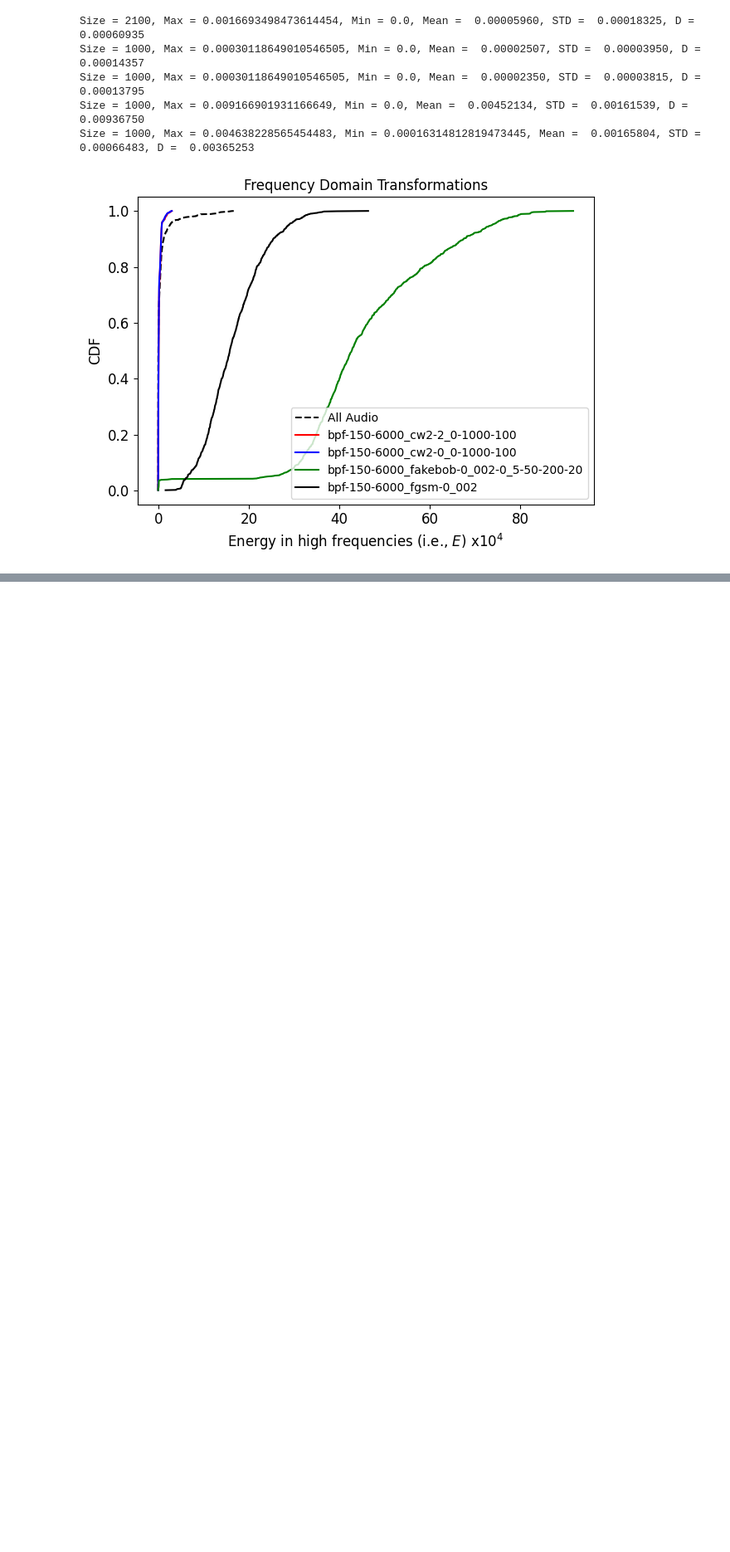
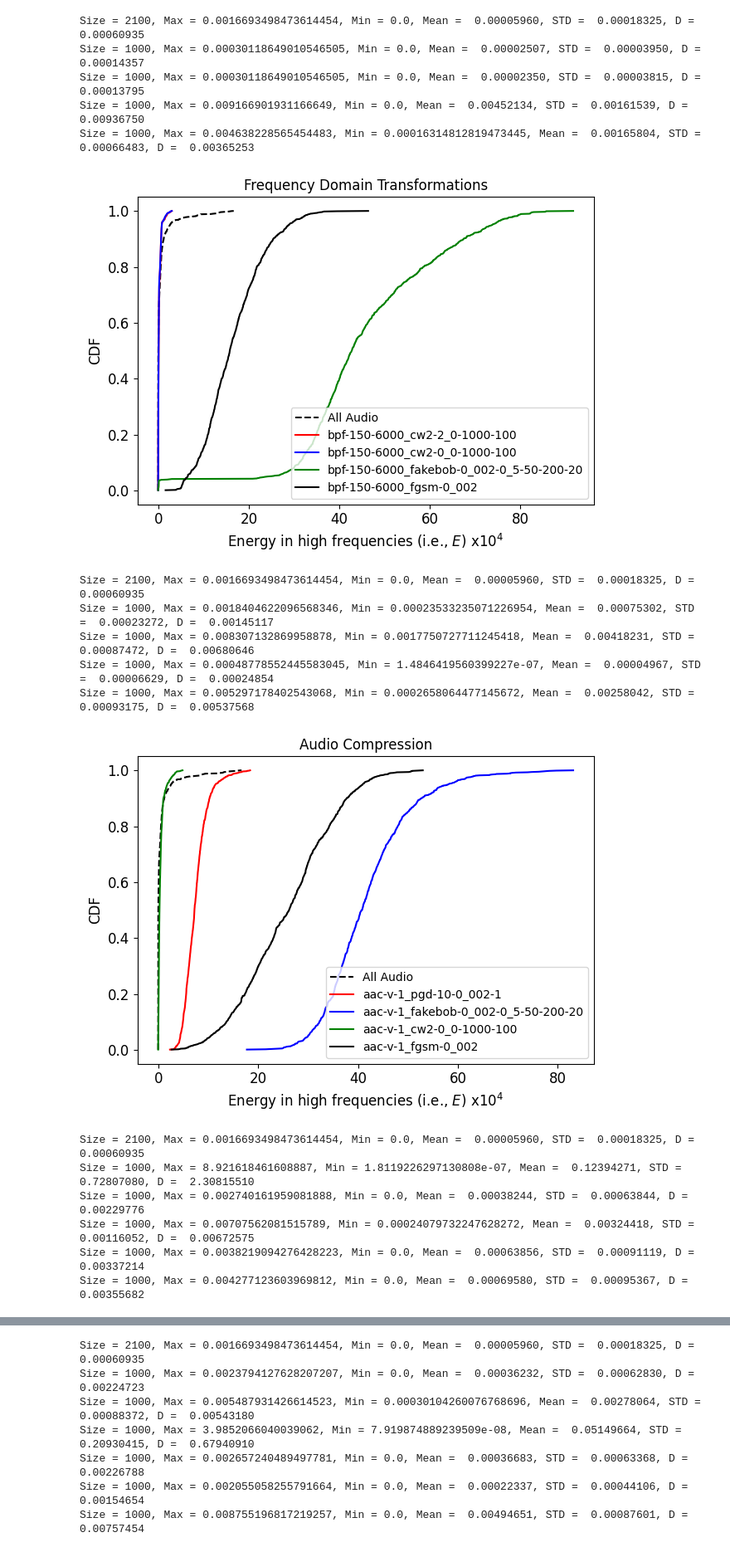
Before and after one commit to sanchitd9/speakerguard, a Jupyter notebook: sanchit/cdf.ipynb, the cells around one changed output, grey strips where cells are left out. Shown at 83% size. Cells and saved outputs as stored; diff of their text form; code cells hidden in the pictures; blank space fills up the shorter version.

Commit message:
Add compression results

```diff
--- a/sanchit/cdf.ipynb
+++ b/sanchit/cdf.ipynb
@@ -254,3 +254,32 @@ Size = 1000, Max = 0.00030118649010546505, Min = 0.0, Mean =  0.00002350, STD =
 Size = 1000, Max = 0.009166901931166649, Min = 0.0, Mean =  0.00452134, STD =  0.00161539, D =  0.00936750
 Size = 1000, Max = 0.004638228565454483, Min = 0.00016314812819473445, Mean =  0.00165804, STD =  0.00066483, D =  0.00365253
 [figure]
+# %%
+# Defense - Compression
+comp_d_files = os.listdir("compression")
+try:
+  comp_d_files.remove(".ipynb_checkpoints")
+except:
+  pass
+for f in comp_d_files:
+  files = os.listdir(f"compression/{f}")
+  comp_d_data = {}
+  for x in files:
+    with open(f"compression/{f}/{x}", "br") as f1:
+      temp = pickle.load(f1)
+      temp.sort()
+      comp_d_data[x.split(".pickle")[0]] = temp
+  plot_cdf_adversarial_audio(combined_data, comp_d_data, "Audio Compression")
+# %% [output]
+Size = 2100, Max = 0.0016693498473614454, Min = 0.0, Mean =  0.00005960, STD =  0.00018325, D =  0.00060935
+Size = 1000, Max = 0.0018404622096568346, Min = 0.00023533235071226954, Mean =  0.00075302, STD =  0.00023272, D =  0.00145117
+Size = 1000, Max = 0.008307132869958878, Min = 0.0017750727711245418, Mean =  0.00418231, STD =  0.00087472, D =  0.00680646
+Size = 1000, Max = 0.00048778552445583045, Min = 1.4846419560399227e-07, Mean =  0.00004967, STD =  0.00006629, D =  0.00024854
+Size = 1000, Max = 0.005297178402543068, Min = 0.0002658064477145672, Mean =  0.00258042, STD =  0.00093175, D =  0.00537568
+[figure, added]
+Size = 2100, Max = 0.0016693498473614454, Min = 0.0, Mean =  0.00005960, STD =  0.00018325, D =  0.00060935
+Size = 1000, Max = 8.921618461608887, Min = 1.8119226297130808e-07, Mean =  0.12394271, STD =  0.72807080, D =  2.30815510
+Size = 1000, Max = 0.002740161959081888, Min = 0.0, Mean =  0.00038244, STD =  0.00063844, D =  0.00229776
+Size = 1000, Max = 0.00707562081515789, Min = 0.00024079732247628272, Mean =  0.00324418, STD =  0.00116052, D =  0.00672575
+Size = 1000, Max = 0.0038219094276428223, Min = 0.0, Mean =  0.00063856, STD =  0.00091119, D =  0.00337214
+Size = 1000, Max = 0.004277123603969812, Min = 0.0, Mean =  0.00069580, STD =  0.00095367, D =  0.00355682
@@ -256,0 +287,7 @@ Size = 1000, Max = 0.004638228565454483, Min = 0.00016314812819473445, Mean =  0
+Size = 2100, Max = 0.0016693498473614454, Min = 0.0, Mean =  0.00005960, STD =  0.00018325, D =  0.00060935
+Size = 1000, Max = 0.0023794127628207207, Min = 0.0, Mean =  0.00036232, STD =  0.00062830, D =  0.00224723
+Size = 1000, Max = 0.005487931426614523, Min = 0.00030104260076768696, Mean =  0.00278064, STD =  0.00088372, D =  0.00543180
+Size = 1000, Max = 3.9852066040039062, Min = 7.919874889239509e-08, Mean =  0.05149664, STD =  0.20930415, D =  0.67940910
+Size = 1000, Max = 0.002657240489497781, Min = 0.0, Mean =  0.00036683, STD =  0.00063368, D =  0.00226788
+Size = 1000, Max = 0.002055058255791664, Min = 0.0, Mean =  0.00022337, STD =  0.00044106, D =  0.00154654
+Size = 1000, Max = 0.008755196817219257, Min = 0.0, Mean =  0.00494651, STD =  0.00087601, D =  0.00757454
```
Also changed, not shown: parts of 1 cell of this notebook.
